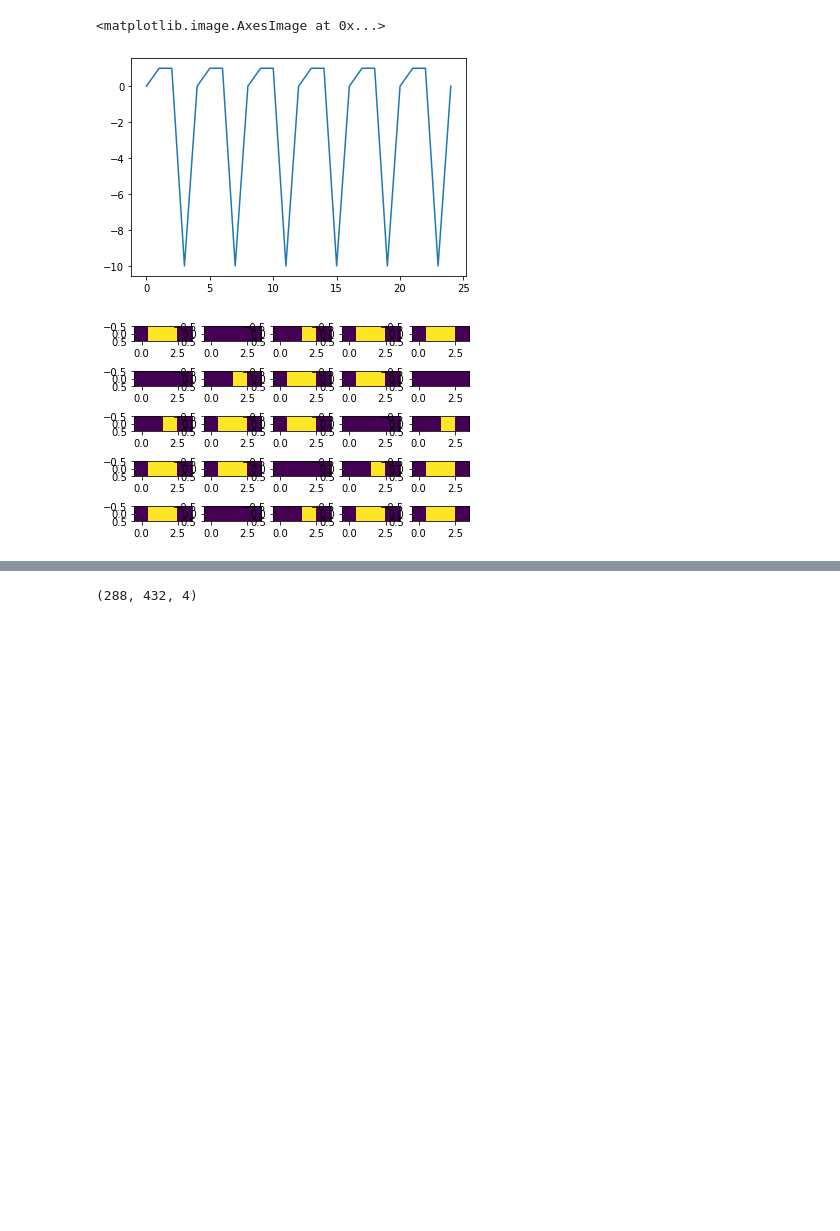
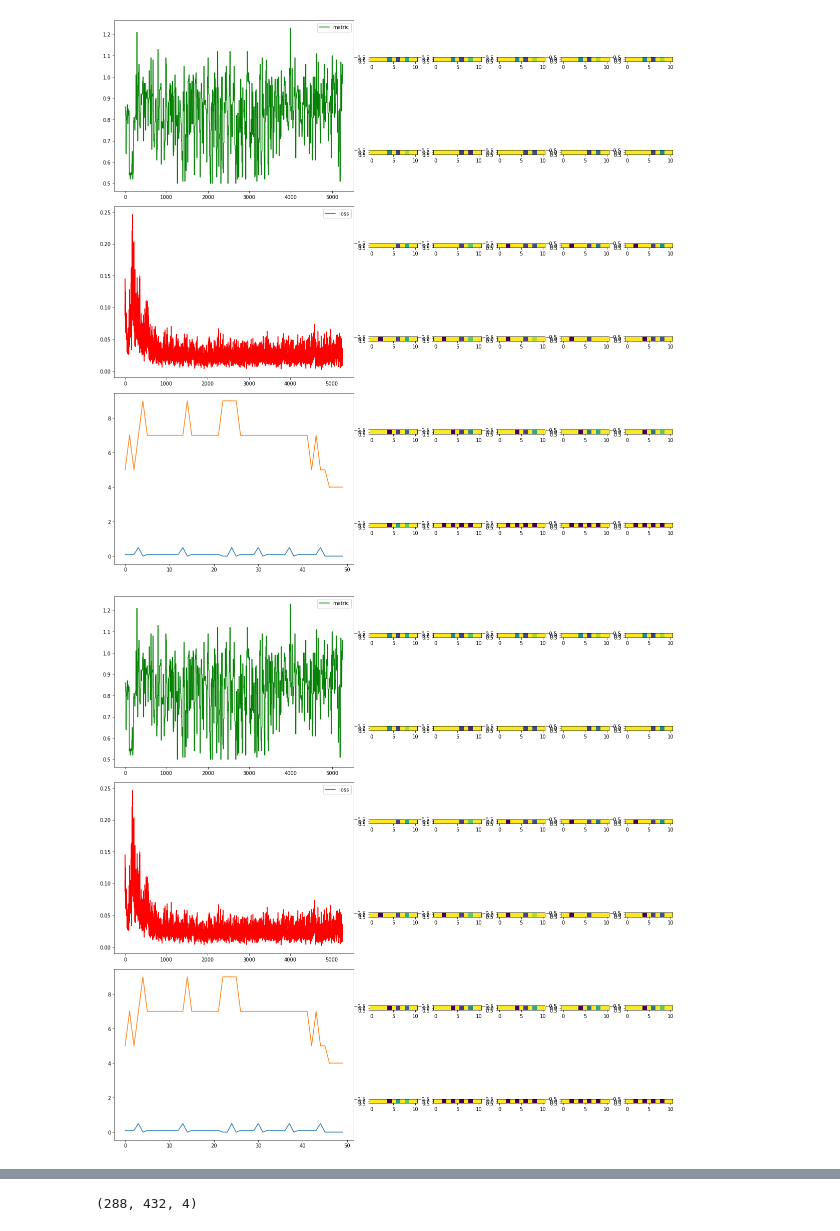
Before and after one commit to alexkocev/iarchitect, a Jupyter notebook: notebooks/FrameworkTF/essai_windows_env.ipynb, the cells around one changed output, grey strips where cells are left out. Cells and saved outputs as stored; diff of their text form; code cells hidden in the pictures; blank space fills up the shorter version.

```diff
--- a/notebooks/FrameworkTF/essai_windows_env.ipynb
+++ b/notebooks/FrameworkTF/essai_windows_env.ipynb
@@ -80,18 +83,18 @@ ValueError: Argument `dtype` got invalid value <dtype: 'int8'>. Accepted dtypes
-# %%
-fig_tr = fig_trainer(6,6,figsize=(20,20))
-
-callbacks = [update_plotter(fig_tr,plot_obs),
-             output_updater(fig_tr)
-             ]
-
-
-
-trainer.run(callbacks=callbacks,
-            buffer_size_increase_per_iteration = 100,
-            sample_batch_size_experience = 64,
-            num_iterations_train = 100,
-            num_steps_per_row_in_experience = 2
-           )
+# %%
+fig_tr = fig_trainer(6,6,figsize=(20,20))
+callbacks = [update_plotter(fig_tr,plot_obs),
+             output_updater(fig_tr,clear_output=True)
+             ]
+
+trainer.run(callbacks=callbacks,
+            buffer_size_increase_per_iteration = 10,
+            sample_batch_size_experience = 64,
+            num_iterations_train = 10,
+            num_steps_per_row_in_experience = 2
+           )
+# %% [output]
+[figure, added]
+[figure, added]
 # %%
 fig_tr.savefig(SOLUTION_NAME+".png")
 # %%
@@ -104,10 +107,6 @@ trainer.observer.plot_reward(ax=ax,slice_=slice(-25,None,None))
 for o,ax_ in zip(obs,fig2.axes):
     res = plot_obs(o,ax_)
 res
-# %% [output]
-<matplotlib.image.AxesImage at 0x...>
-[figure, removed]
-[figure, removed]
 # %%
 create_policy_eval_video(train_env,environment,trainer.agent.policy,SOLUTION_NAME,num_episodes=10,fps=5)
 # %% [output]
```
Also changed, not shown: parts of 4 cells of this notebook, 6 other files.
